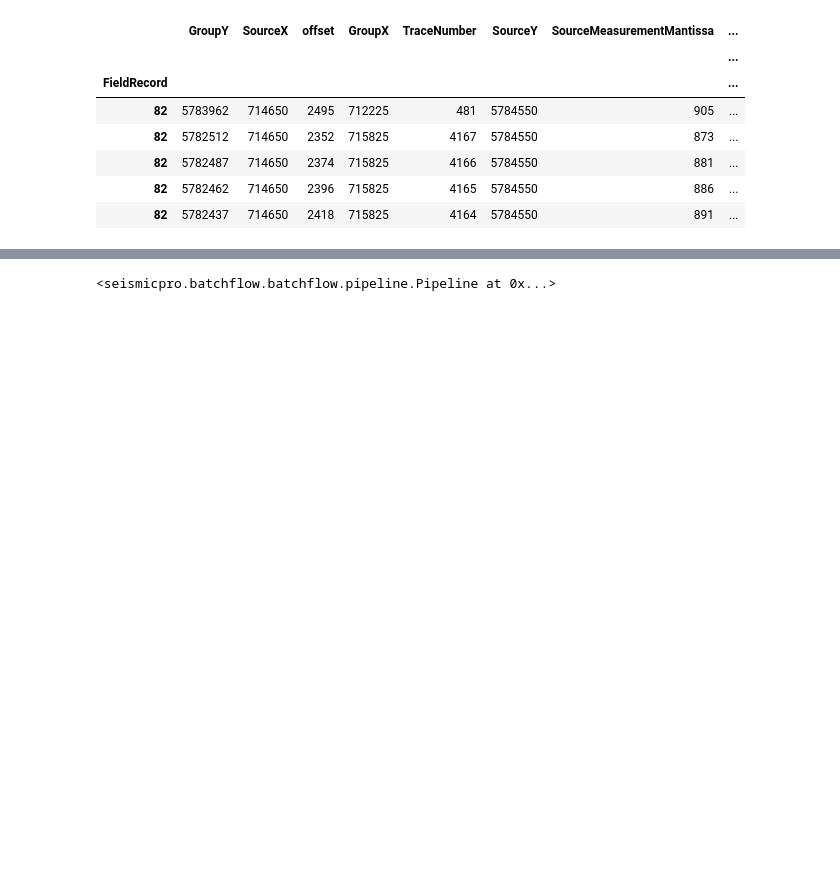
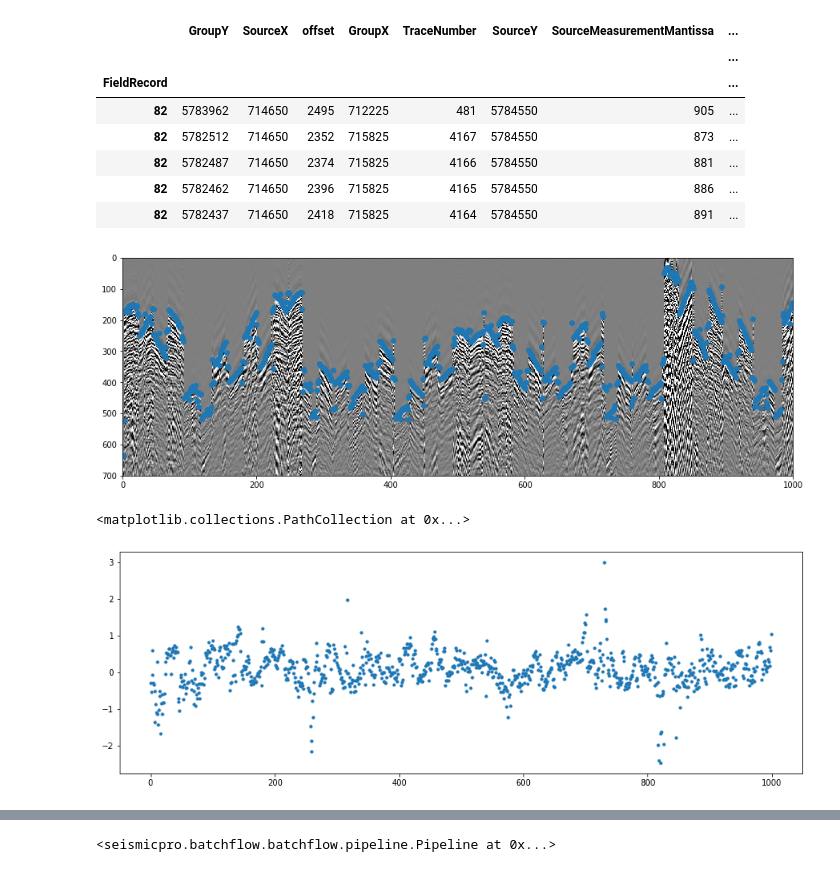
Before and after one commit to janwillembuist/SeismicPro, a Jupyter notebook: tutorials/metrics_map_pipeline.ipynb, the cells around one changed output, grey strips where cells are left out. Drawn from its saved outputs; the diff is of its cells as text; code cells hidden in the pictures; blank space fills up the shorter version.

```diff
--- a/tutorials/metrics_map_pipeline.ipynb
+++ b/tutorials/metrics_map_pipeline.ipynb
@@ -14,7 +15,7 @@ from seismicpro.batchflow import I, V, B, Pipeline, R, P
 from datasets.paths import *
 # %%
 index_good = FieldIndex(name='raw', path='/data/vibro/Carich_Kuvaik_line_shot_Pick2.sgy',
-                   extra_headers=['offset', 'GroupX', 'GroupY', 'SourceX', 'SourceY', 'ReceiverGroupElevation', 'SourceSurfaceElevation', 'SourceMeasurementMantissa'])
+                   extra_headers=['offset', 'GroupX', 'GroupY', 'SourceX', 'SourceY', 'ReceiverGroupElevation', 'SourceSurfaceElevation', 'SourceMeasurementMantissa', 'SourceWaterDepth'])
 # index_bad = FieldIndex(name='raw', path=path, markup_path='/data/PROD/Vaysky_picking.csv',
 #                    extra_headers=['offset', 'GroupX', 'GroupY', 'SourceX', 'SourceY', 'ReceiverDatumElevation'])
 # %%
@@ -57,12 +58,34 @@ pipeline = (dataset.p
             .load(fmt='index',
                   components=('offset', 'TraceNumber', 'GroupX', 'GroupY', 'SourceX', 'SourceY', 'picking', 'GroupElevation', 'SourceElevation'),
                   src=('offset', 'TraceNumber', 'GroupX', 'GroupY', 'SourceX', 'SourceY', 'SourceMeasurementMantissa', 'ReceiverGroupElevation', 'SourceSurfaceElevation'))
-            .linear_diff(B(), dst=('diff', 'diff_elev'))
-            .gather_metrics(MetricsMap, metrics=B('diff'),
-                            coords=B('index').get_df()[["SourceX", "SourceY"]],
-                            save_to=V('metrics', mode='a'))
-            .gather_metrics(MetricsMap, metrics=B('diff_elev'),
-                            coords=B('index').get_df()[["SourceX", "SourceY"]],
-                            save_to=V('metrics1', mode='a'))
+#             .linear_diff(B(), dst=('diff', 'diff_elev'))
+#             .gather_metrics(MetricsMap, metrics=B('diff'),
+#                             coords=B('index').get_df()[["SourceX", "SourceY"]],
+#                             save_to=V('metrics', mode='a'))
+#             .gather_metrics(MetricsMap, metrics=B('diff_elev'),
+#                             coords=B('index').get_df()[["SourceX", "SourceY"]],
+#                             save_to=V('metrics1', mode='a'))
             .run_later(16, shuffle=True, n_epochs=1, drop_last=False, bar=True)
 )
+# %%
+batch = pipeline.next_batch(3)
+# %%
+cv = 0.01
+xlim = (0, 1000)
+ylim = (0, 700)
+
+pts = (range(len(batch.picking[0])), batch.picking[0] // 2)
+seismic_plot(batch.raw[0], figsize=(15, 5), cmap='gray', vmax=cv, vmin=-cv, xlim=xlim, ylim=ylim, pts=pts, wiggle=False)
+analytic = hilbert(batch.raw[0])
+phase = np.angle(analytic)
+#phase = np.unwrap(np.angle(analytic))
+#phase = phase % (2 * np.pi) - np.pi
+phase_along_pick = [phase[i][pick//2] for i, pick in enumerate(batch.picking[0])]
+
+plt.figure(figsize=(15 ,5))
+phase_along_pick = phase_along_pick[slice(*xlim)]
+plt.scatter(range(len(phase_along_pick)), phase_along_pick, s=10)
+# %% [output]
+[figure, added]
+<matplotlib.collections.PathCollection at 0x...>
+[figure, added]
```
Also changed, not shown: parts of 5 cells of this notebook.
